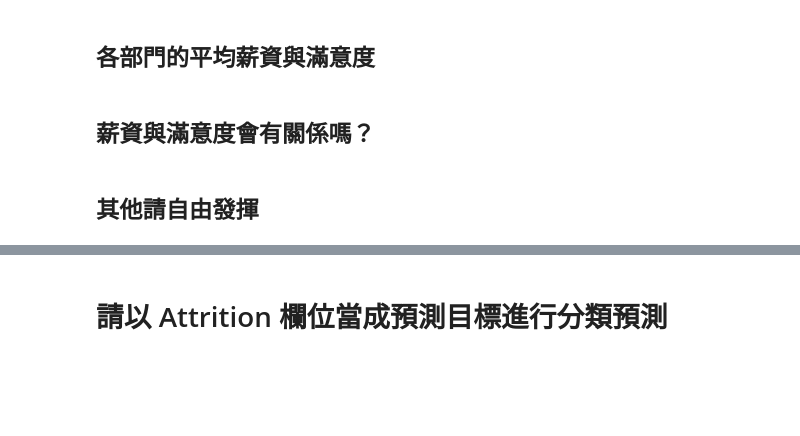
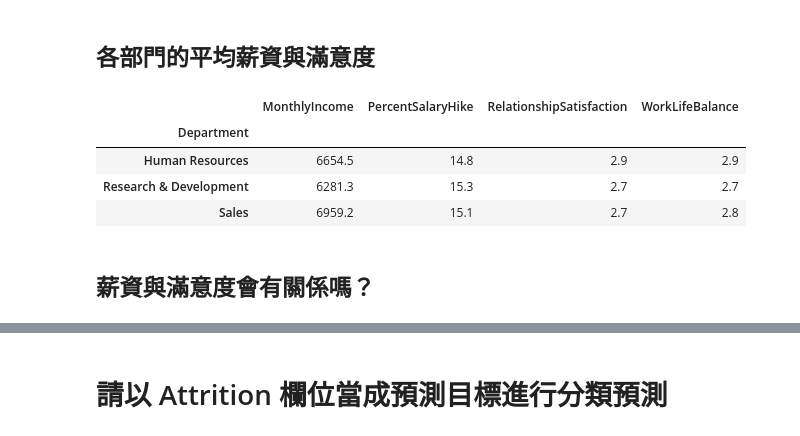
Before and after one commit to juck30808/USC_Python_git, a Jupyter notebook: 2.AI/實習題目 03. IBM HR.ipynb, the cells around one changed output, grey strips where cells are left out. Cells and saved outputs as stored; diff of their text form; code cells hidden in the pictures; blank space fills up the shorter version.

```diff
--- a/2.AI/實習題目 03. IBM HR.ipynb
+++ b/2.AI/實習題目 03. IBM HR.ipynb
@@ -49,6 +66,15 @@ memory usage: 402.1+ KB
 # %% [markdown]
 ## 各部門的平均薪資與滿意度
+# %%
+round(data.groupby('Department')[['MonthlyIncome',
+                                  'PercentSalaryHike',
+                                  'RelationshipSatisfaction',
+                                  'WorkLifeBalance']].mean(),1)
+# %% [output]
+|  | MonthlyIncome | PercentSalaryHike | RelationshipSatisfaction | WorkLifeBalance |
+| Department |  |  |  |  |
+| Human Resources | 6654.5 | 14.8 | 2.9 | 2.9 |
+| Research & Development | 6281.3 | 15.3 | 2.7 | 2.7 |
+| Sales | 6959.2 | 15.1 | 2.7 | 2.8 |
 # %% [markdown]
 ## 薪資與滿意度會有關係嗎？
-# %% [markdown]
-## 其他請自由發揮
```
Also changed, not shown: parts of 19 cells of this notebook, 20 other files.
